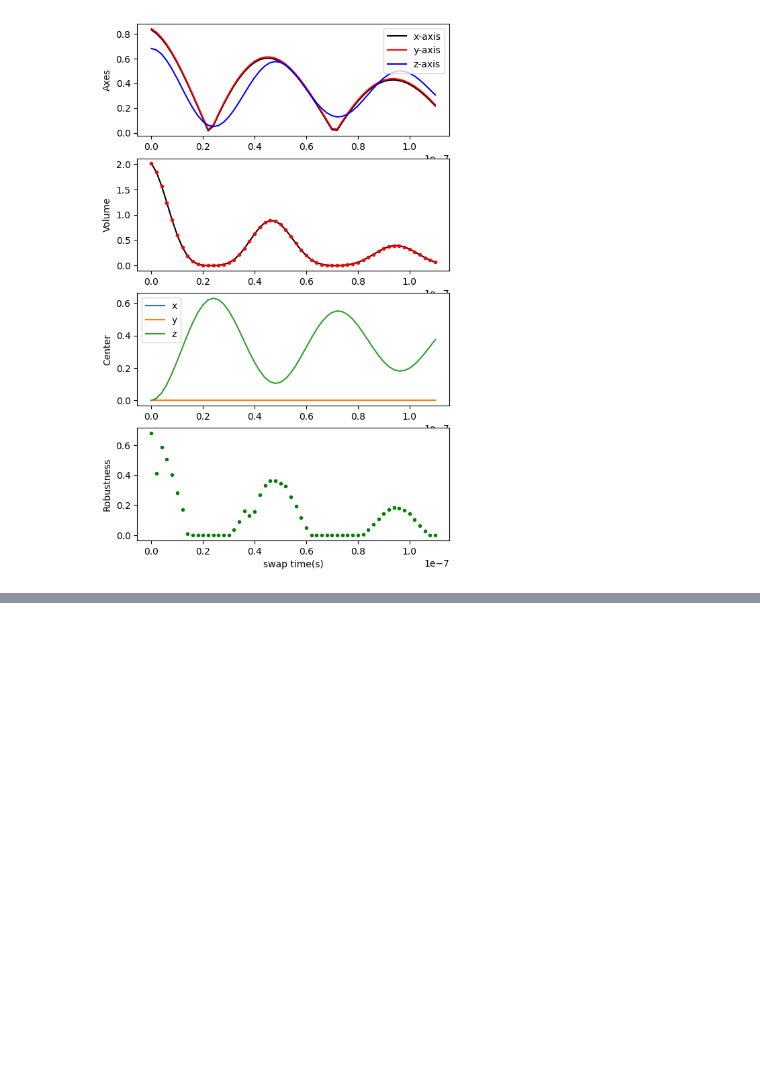
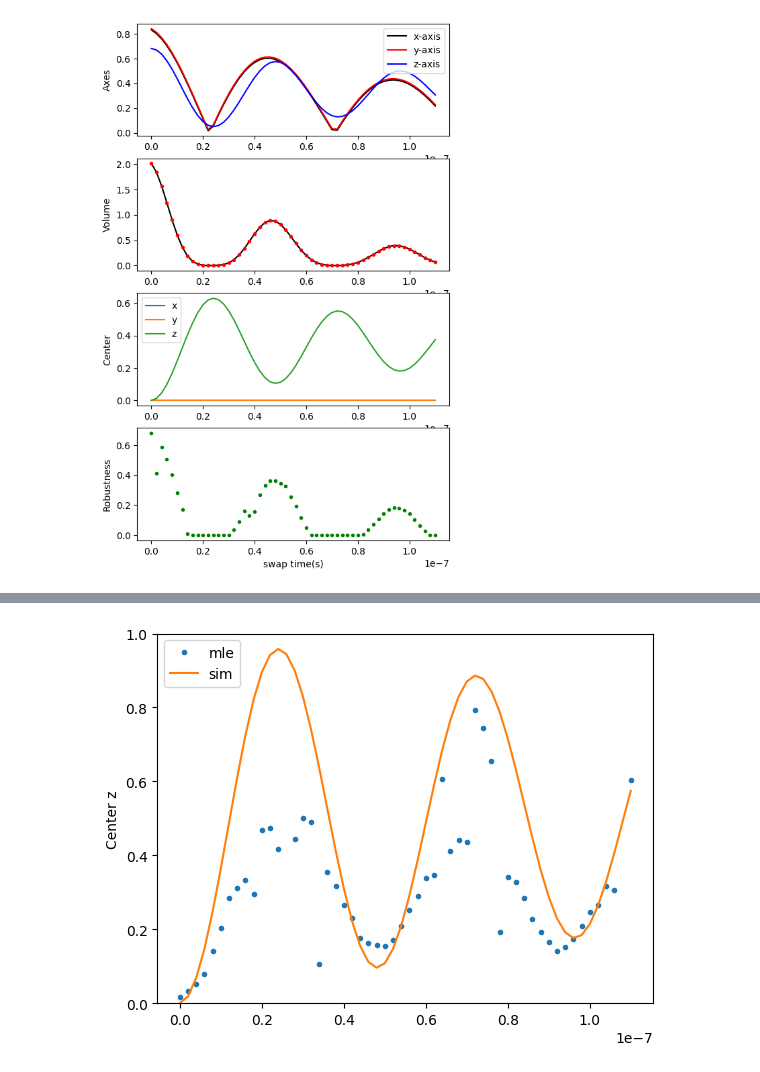
Before and after one commit to 44hsiang/quantum_memory_data, a Jupyter notebook: non_Markovian_data.ipynb, the cells around one changed output, grey strips where cells are left out. Drawn from its saved outputs; the diff is of its cells as text; code cells hidden in the pictures; blank space fills up the shorter version.

```diff
--- a/non_Markovian_data.ipynb
+++ b/non_Markovian_data.ipynb
@@ -491,0 +884,12 @@ plt.legend()
+# %%
+raw_center_list = np.array( [non_Markovian_data['mle'][key]['ellipsoid']['center'] for key in non_Markovian_data['mle'].keys()])
+sim_center_list = np.array( [non_Markovian_data['sim_mle'][key]['ellipsoid']['center'] for key in non_Markovian_data['sim_mle'].keys()])
+
+plt.plot(interaction_time*1e-9,raw_center_list[:,2],'.',label = 'mle')
+plt.plot(swap_time,sim_center_list[:,2],label='sim')
+plt.ylim(0,1)
+plt.ylabel('Center z')
+plt.legend()
+plt.show()
+# %% [output]
+[figure, added]
```
Also changed, not shown: parts of 32 cells of this notebook, 1 other file.
